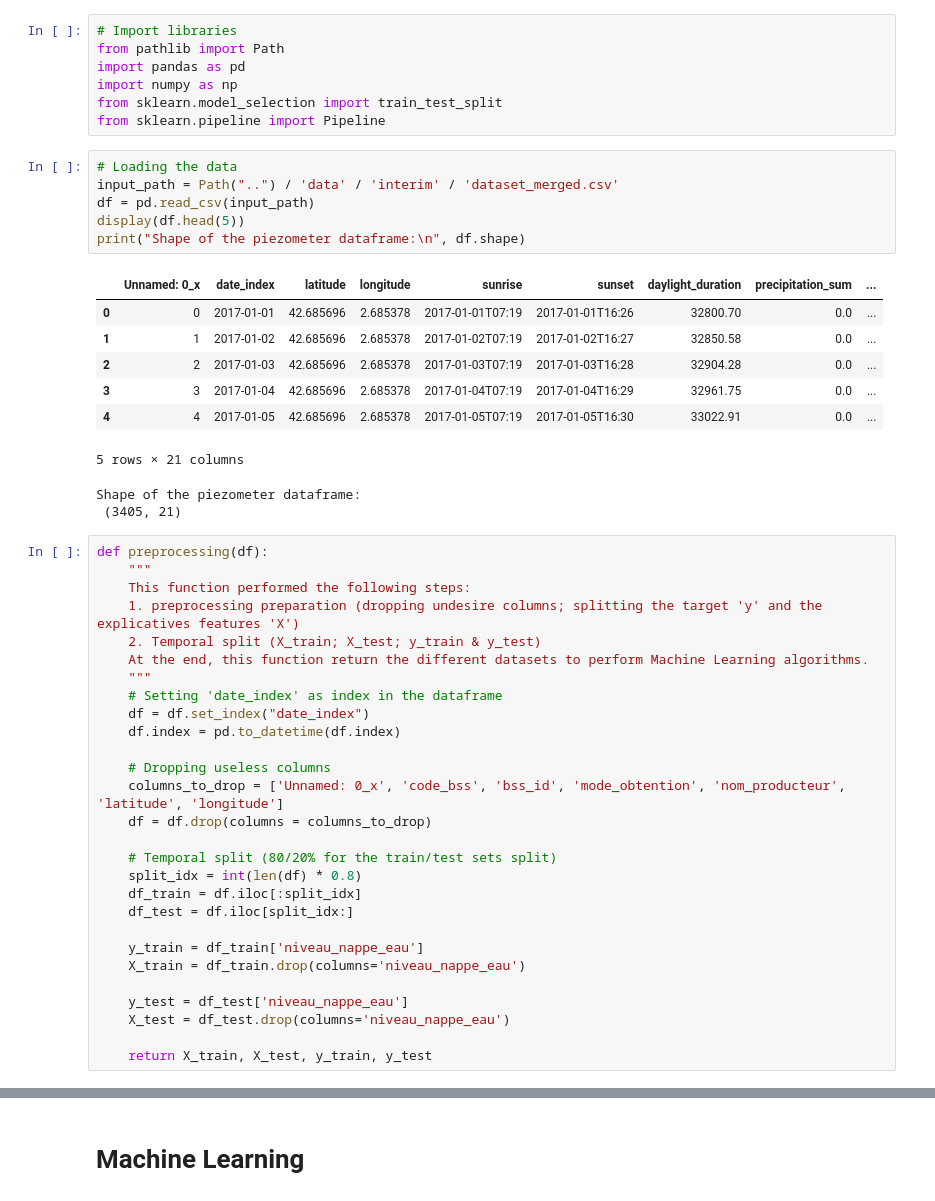
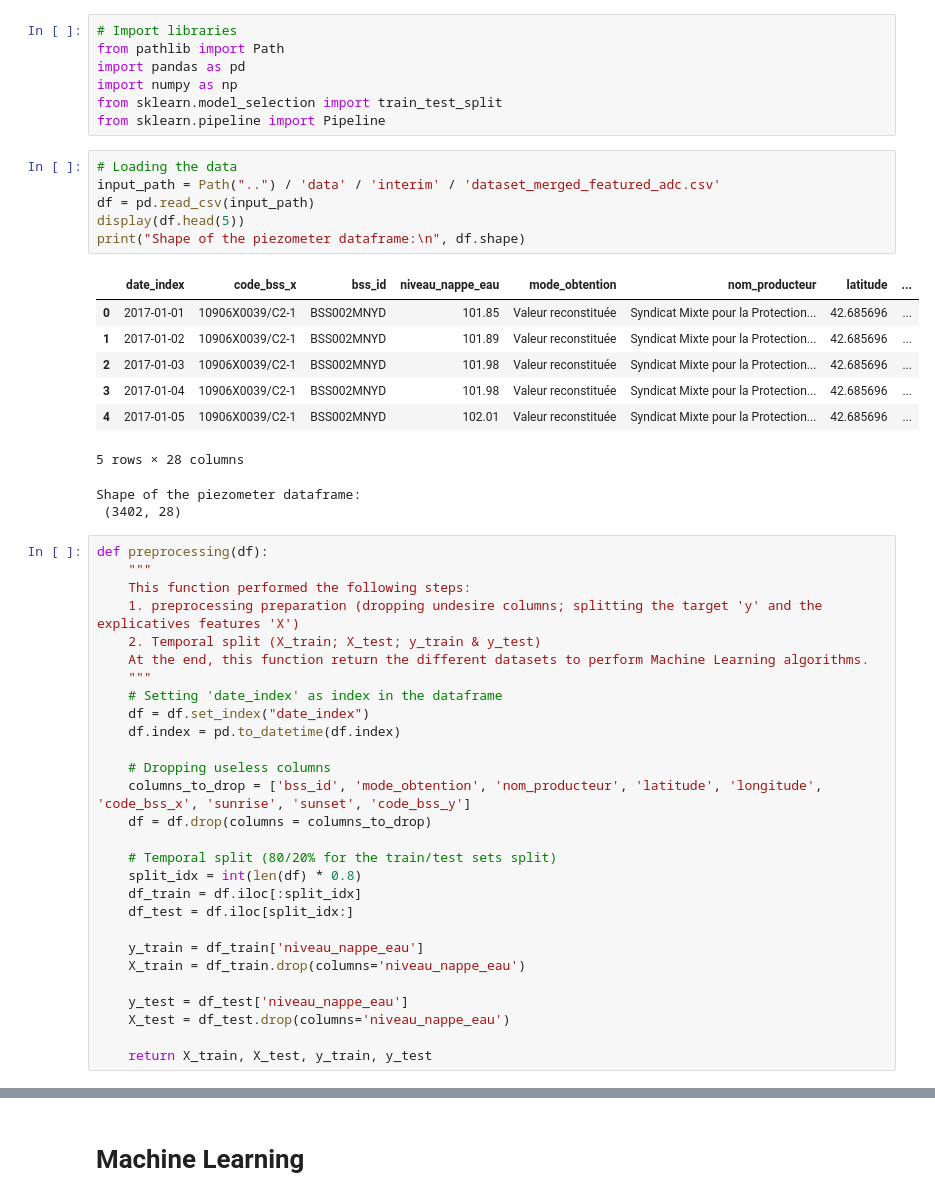
Before and after one commit to lauradmch/NappeCast-forecasting, a Jupyter notebook: notebooks/preprocessing.ipynb, the cells around one changed output, grey strips where cells are left out. Drawn from its saved outputs; the diff is of its cells as text.

```diff
--- a/notebooks/preprocessing.ipynb
+++ b/notebooks/preprocessing.ipynb
@@ -9,20 +9,20 @@ from sklearn.model_selection import train_test_split
 from sklearn.pipeline import Pipeline
 # %%
 # Loading the data
-input_path = Path("..") / 'data' / 'interim' / 'dataset_merged.csv'
+input_path = Path("..") / 'data' / 'interim' / 'dataset_merged_featured_adc.csv'
 df = pd.read_csv(input_path)
 display(df.head(5))
 print("Shape of the piezometer dataframe:\n", df.shape)
 # %% [output]
-|  | Unnamed: 0_x | date_index | latitude | longitude | sunrise | sunset | daylight_duration | precipitation_sum | ... |
-| 0 | 0 | 2017-01-01 | 42.685696 | 2.685378 | 2017-01-01T07:19 | 2017-01-01T16:26 | 32800.70 | 0.0 | ... |
-| 1 | 1 | 2017-01-02 | 42.685696 | 2.685378 | 2017-01-02T07:19 | 2017-01-02T16:27 | 32850.58 | 0.0 | ... |
-| 2 | 2 | 2017-01-03 | 42.685696 | 2.685378 | 2017-01-03T07:19 | 2017-01-03T16:28 | 32904.28 | 0.0 | ... |
-| 3 | 3 | 2017-01-04 | 42.685696 | 2.685378 | 2017-01-04T07:19 | 2017-01-04T16:29 | 32961.75 | 0.0 | ... |
-| 4 | 4 | 2017-01-05 | 42.685696 | 2.685378 | 2017-01-05T07:19 | 2017-01-05T16:30 | 33022.91 | 0.0 | ... |
+|  | date_index | code_bss_x | bss_id | niveau_nappe_eau | mode_obtention | nom_producteur | latitude | ... |
+| 0 | 2017-01-01 | 10906X0039/C2-1 | BSS002MNYD | 101.85 | Valeur reconstituée | Syndicat Mixte pour la Protection... | 42.685696 | ... |
+| 1 | 2017-01-02 | 10906X0039/C2-1 | BSS002MNYD | 101.89 | Valeur reconstituée | Syndicat Mixte pour la Protection... | 42.685696 | ... |
+| 2 | 2017-01-03 | 10906X0039/C2-1 | BSS002MNYD | 101.98 | Valeur reconstituée | Syndicat Mixte pour la Protection... | 42.685696 | ... |
+| 3 | 2017-01-04 | 10906X0039/C2-1 | BSS002MNYD | 101.98 | Valeur reconstituée | Syndicat Mixte pour la Protection... | 42.685696 | ... |
+| 4 | 2017-01-05 | 10906X0039/C2-1 | BSS002MNYD | 102.01 | Valeur reconstituée | Syndicat Mixte pour la Protection... | 42.685696 | ... |
-5 rows × 21 columns
+5 rows × 28 columns
 Shape of the piezometer dataframe:
- (3405, 21)
+ (3402, 28)
 # %%
 def preprocessing(df):
     """
@@ -36,7 +36,7 @@ def preprocessing(df):
     df.index = pd.to_datetime(df.index)
 
     # Dropping useless columns
-    columns_to_drop = ['Unnamed: 0_x', 'code_bss', 'bss_id', 'mode_obtention', 'nom_producteur', 'latitude', 'longitude']
+    columns_to_drop = ['bss_id', 'mode_obtention', 'nom_producteur', 'latitude', 'longitude', 'code_bss_x', 'sunrise', 'sunset', 'code_bss_y']
     df = df.drop(columns = columns_to_drop)
 
     # Temporal split (80/20% for the train/test sets split)
```
Also changed, not shown: parts of 5 cells of this notebook.
